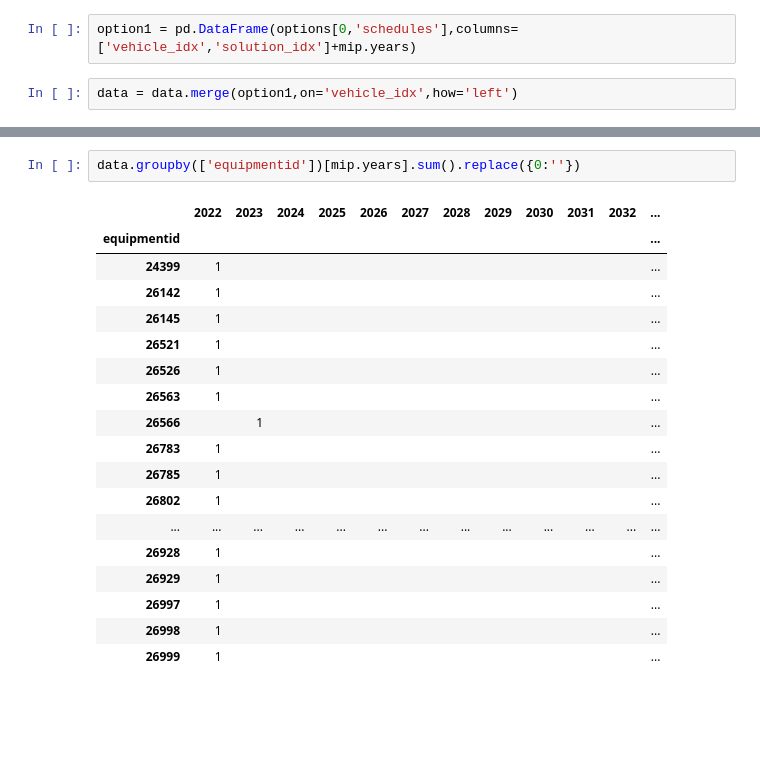
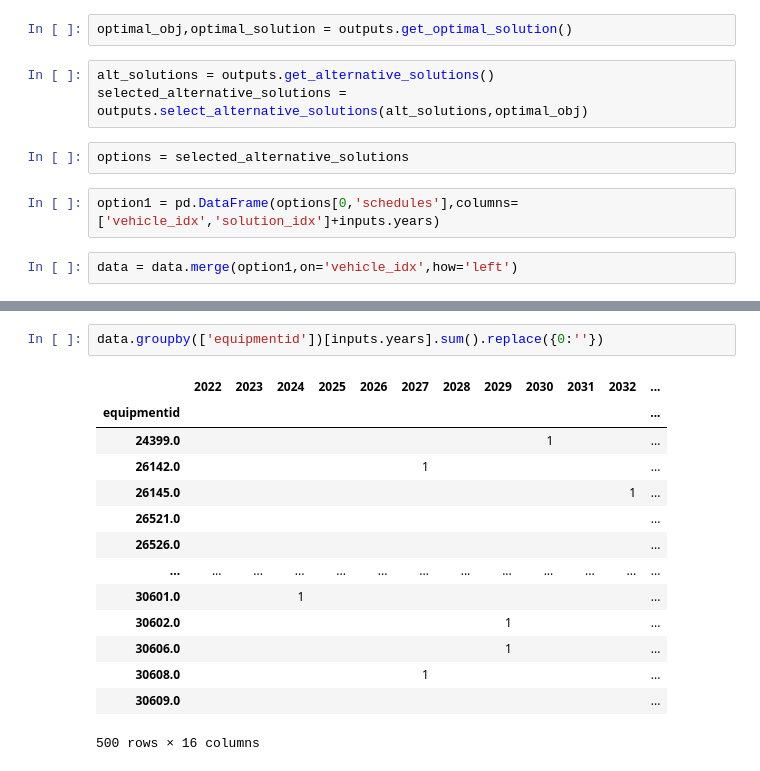
Before and after one commit to evanlynch/green-fleet-replacement-planner, a Jupyter notebook: notebooks/replacement_schedule_mip_dev.ipynb, the cells around one changed output, grey strips where cells are left out. Saved outputs shown, nothing was run; the diff lists cells and outputs as text; blank space fills up the shorter version.

```diff
--- a/notebooks/replacement_schedule_mip_dev.ipynb
+++ b/notebooks/replacement_schedule_mip_dev.ipynb
@@ -111,5 +66,12 @@ Option: 2
+# %%
+optimal_obj,optimal_solution = outputs.get_optimal_solution()
+# %%
+alt_solutions = outputs.get_alternative_solutions()
+selected_alternative_solutions = outputs.select_alternative_solutions(alt_solutions,optimal_obj)
+# %%
+options = selected_alternative_solutions
 # %%
-option1 = pd.DataFrame(options[0,'schedules'],columns=['vehicle_idx','solution_idx']+mip.years)
+option1 = pd.DataFrame(options[0,'schedules'],columns=['vehicle_idx','solution_idx']+inputs.years)
 # %%
 data = data.merge(option1,on='vehicle_idx',how='left')
 # %%
@@ -158,23 +117,19 @@ data.groupby(['dept_name','vehicledescription'])[mip.years].sum().replace({0:''}
 # %%
-data.groupby(['equipmentid'])[mip.years].sum().replace({0:''})
+data.groupby(['equipmentid'])[inputs.years].sum().replace({0:''})
 # %% [output]
 |  | 2022 | 2023 | 2024 | 2025 | 2026 | 2027 | 2028 | 2029 | 2030 | 2031 | 2032 | ... |
 | equipmentid |  |  |  |  |  |  |  |  |  |  |  | ... |
-| 24399 | 1 |  |  |  |  |  |  |  |  |  |  | ... |
-| 26142 | 1 |  |  |  |  |  |  |  |  |  |  | ... |
-| 26145 | 1 |  |  |  |  |  |  |  |  |  |  | ... |
-| 26521 | 1 |  |  |  |  |  |  |  |  |  |  | ... |
-| 26526 | 1 |  |  |  |  |  |  |  |  |  |  | ... |
-| 26563 | 1 |  |  |  |  |  |  |  |  |  |  | ... |
-| 26566 |  | 1 |  |  |  |  |  |  |  |  |  | ... |
-| 26783 | 1 |  |  |  |  |  |  |  |  |  |  | ... |
-| 26785 | 1 |  |  |  |  |  |  |  |  |  |  | ... |
-| 26802 | 1 |  |  |  |  |  |  |  |  |  |  | ... |
+| 24399.0 |  |  |  |  |  |  |  |  | 1 |  |  | ... |
+| 26142.0 |  |  |  |  |  | 1 |  |  |  |  |  | ... |
+| 26145.0 |  |  |  |  |  |  |  |  |  |  | 1 | ... |
+| 26521.0 |  |  |  |  |  |  |  |  |  |  |  | ... |
+| 26526.0 |  |  |  |  |  |  |  |  |  |  |  | ... |
 | ... | ... | ... | ... | ... | ... | ... | ... | ... | ... | ... | ... | ... |
-| 26928 | 1 |  |  |  |  |  |  |  |  |  |  | ... |
-| 26929 | 1 |  |  |  |  |  |  |  |  |  |  | ... |
-| 26997 | 1 |  |  |  |  |  |  |  |  |  |  | ... |
-| 26998 | 1 |  |  |  |  |  |  |  |  |  |  | ... |
-| 26999 | 1 |  |  |  |  |  |  |  |  |  |  | ... |
+| 30601.0 |  |  | 1 |  |  |  |  |  |  |  |  | ... |
+| 30602.0 |  |  |  |  |  |  |  | 1 |  |  |  | ... |
+| 30606.0 |  |  |  |  |  |  |  | 1 |  |  |  | ... |
+| 30608.0 |  |  |  |  |  | 1 |  |  |  |  |  | ... |
+| 30609.0 |  |  |  |  |  |  |  |  |  |  |  | ... |
+500 rows × 16 columns
 # %%
 print('   acquisition_costs')
```
Also changed, not shown: parts of 28 cells of this notebook, 7 other files.
